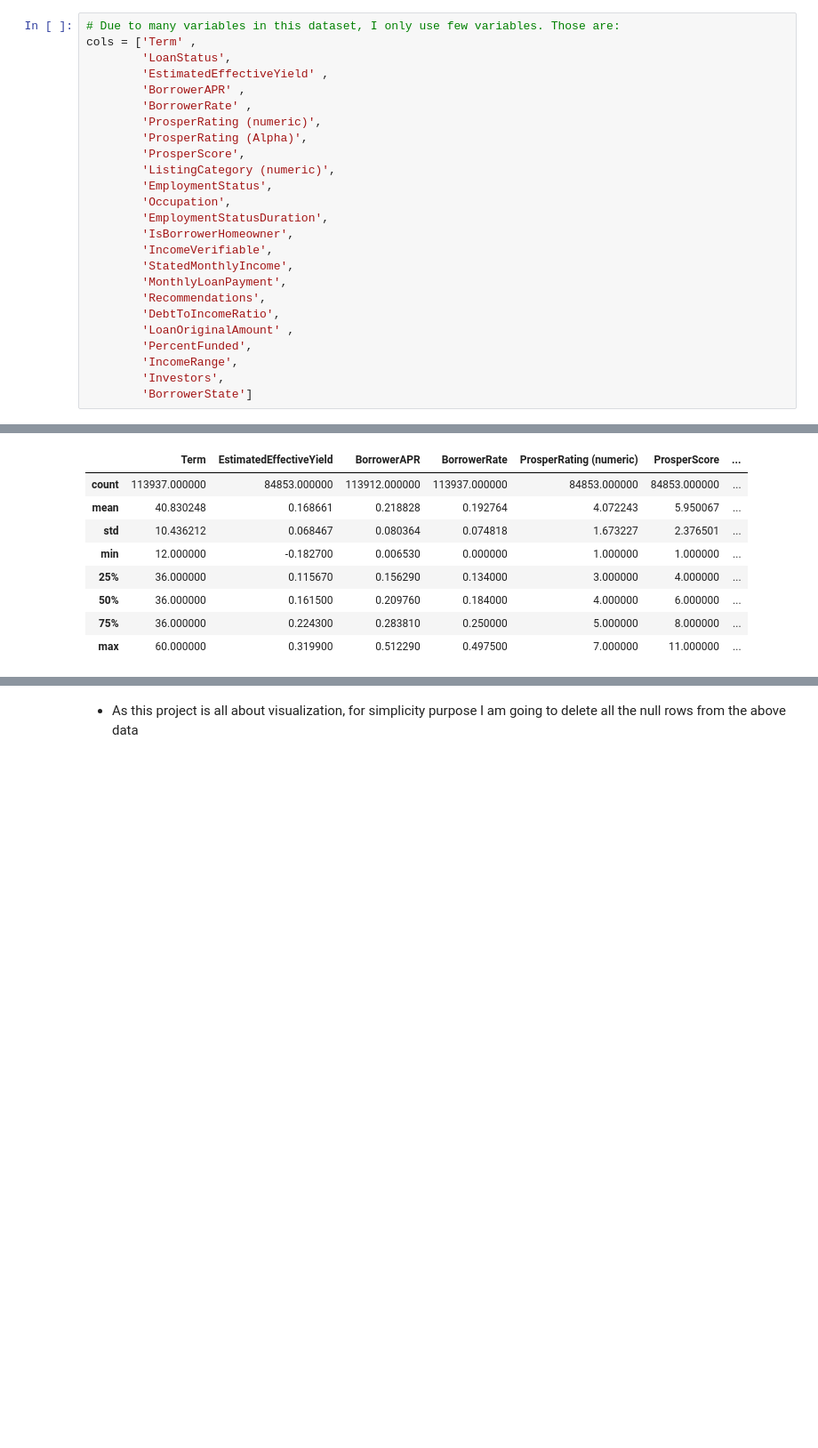
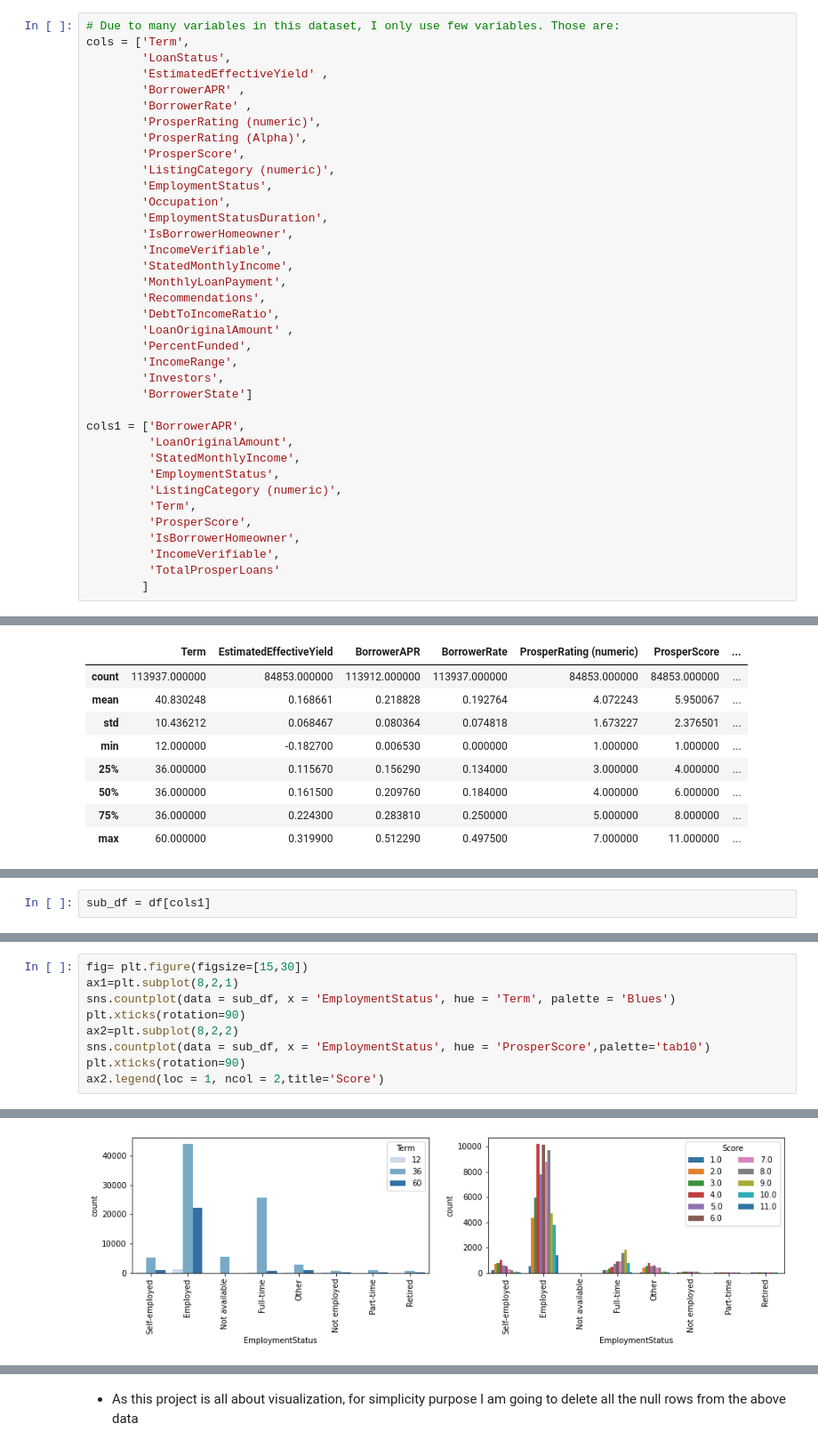
Before and after one commit to Manny-97/Udacity-Data-Analyst, a Jupyter notebook: data visualization/Exploratory_visualization.ipynb, the cells around one changed output, grey strips where cells are left out. Shown at 89% size. Cells and saved outputs as stored; diff of their text form; blank space fills up the shorter version.

```diff
--- a/data visualization/Exploratory_visualization.ipynb
+++ b/data visualization/Exploratory_visualization.ipynb
@@ -70,7 +70,7 @@ memory usage: 68.1+ MB
 There are missing values but let us focus only few variables that are listed below.
 # %%
 # Due to many variables in this dataset, I only use few variables. Those are:
-cols = ['Term' ,
+cols = ['Term',
         'LoanStatus',
         'EstimatedEffectiveYield' ,
         'BorrowerAPR' ,
@@ -93,3 +93,15 @@ cols = ['Term' ,
         'IncomeRange',
         'Investors',
         'BorrowerState']
+
+cols1 = ['BorrowerAPR',
+         'LoanOriginalAmount',
+         'StatedMonthlyIncome',
+         'EmploymentStatus',
+         'ListingCategory (numeric)',
+         'Term',
+         'ProsperScore',
+         'IsBorrowerHomeowner',
+         'IncomeVerifiable',
+         'TotalProsperLoans'
+        ]
@@ -119,0 +130,2 @@ loan_df.describe()
+# %%
+sub_df = df[cols1]
@@ -119,0 +278,10 @@ loan_df.describe()
+# %%
+fig= plt.figure(figsize=[15,30])
+ax1=plt.subplot(8,2,1)
+sns.countplot(data = sub_df, x = 'EmploymentStatus', hue = 'Term', palette = 'Blues')
+plt.xticks(rotation=90)
+ax2=plt.subplot(8,2,2)
+sns.countplot(data = sub_df, x = 'EmploymentStatus', hue = 'ProsperScore',palette='tab10')
+plt.xticks(rotation=90)
+ax2.legend(loc = 1, ncol = 2,title='Score')
+# %% [output]
@@ -119,0 +289 @@ loan_df.describe()
+[figure, added]
```
Also changed, not shown: parts of 82 cells of this notebook, 3 other files.
